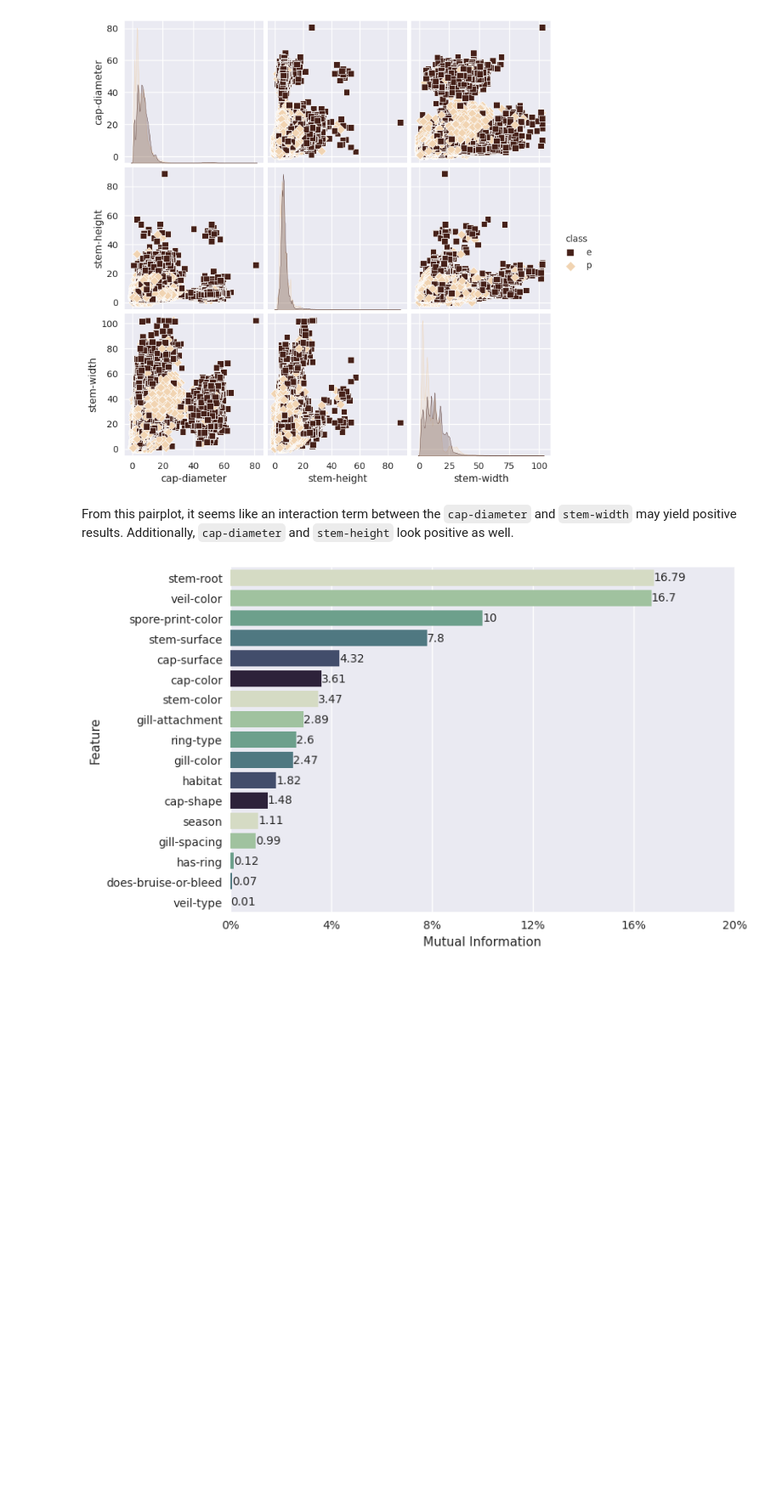
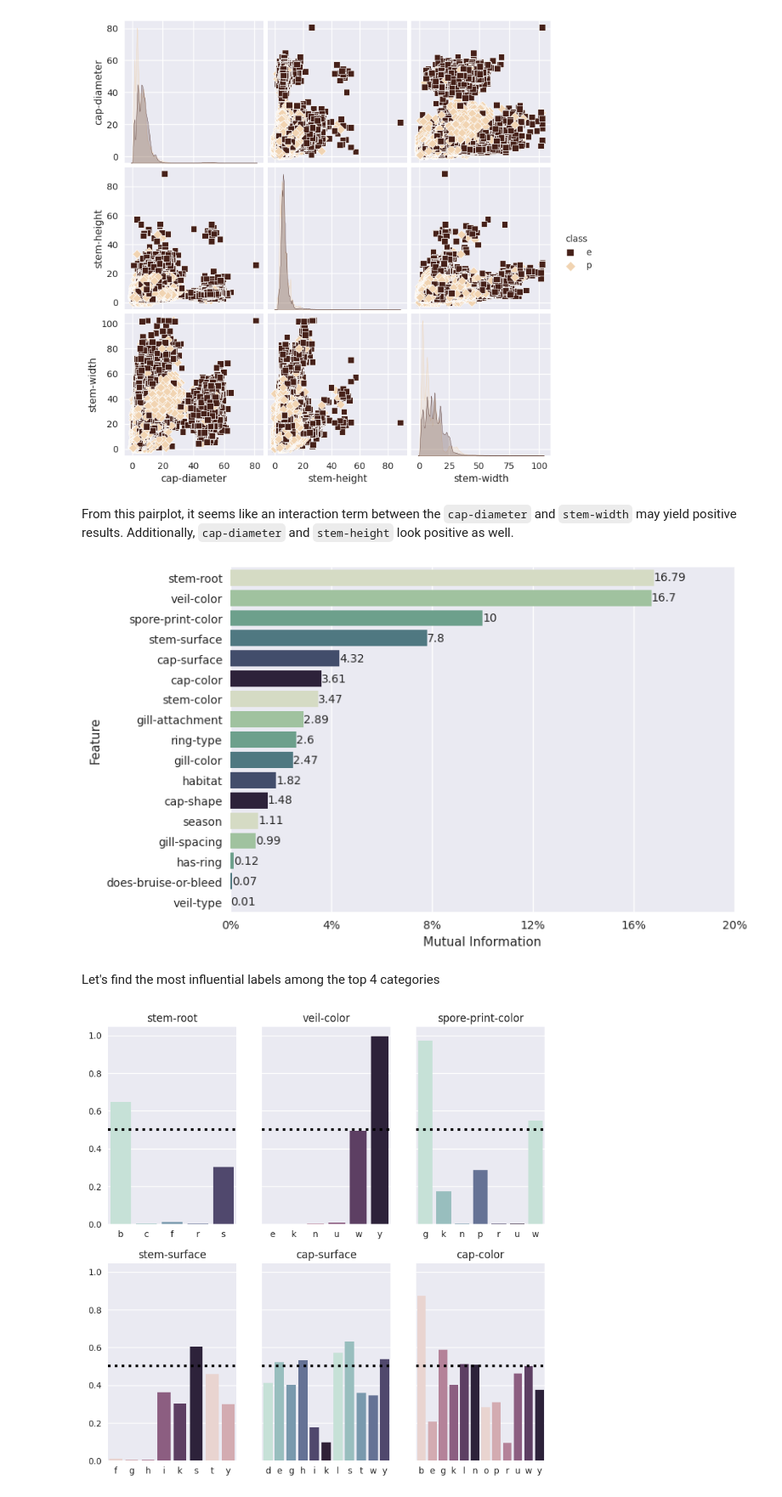
Before and after one commit to AdamPSU/Kaggle-Mastery, a Jupyter notebook: BinaryPoisonousMushrooms/eda.ipynb, the cells around one changed output. Shown at 85% size. Cells and saved outputs as stored; diff of their text form; code cells hidden in the pictures; blank space fills up the shorter version.

```diff
--- a/BinaryPoisonousMushrooms/eda.ipynb
+++ b/BinaryPoisonousMushrooms/eda.ipynb
@@ -75,10 +75,10 @@ def generate_mi_scores(categorical, response):
         processed = categorical[[feature_name, response.name]]
         processed = processed.dropna()
 
-        processed_feature = processed[feature_name]
-        processed_response = processed[response.name]
+        feature = processed[feature_name]
+        response = processed[response.name]
 
-        mi = mutual_info_score(processed_feature, processed_response)
+        mi = mutual_info_score(feature, response)
         mi_percentage = round(mi * 100, 2)
 
         mi_scores.append(mi_percentage)
@@ -91,10 +91,10 @@ def generate_mi_scores(categorical, response):
 
     return mi_scores_table
 
-categorical = train.select_dtypes(include='object')
-response = categorical['class']
+cat = train.select_dtypes(include='object')
+response = cat['class']
 
-mutual_info = generate_mi_scores(categorical, response)
+mutual_info = generate_mi_scores(cat, response)
 mutual_info = mutual_info.sort_values(by='mutual-info', ascending=False)
 # %%
 palette = sns.cubehelix_palette(start=.5, rot=-.75)
@@ -113,3 +113,5 @@ for container in graph.containers:
 plt.show()
 # %% [output]
 [figure]
+# %% [markdown]
+Let's find the most influential labels among the top 4 categories
@@ -115,0 +152,43 @@ plt.show()
+# %%
+fig, axes = plt.subplots(2, 3, figsize=(9, 9), sharey=True)
+blue_palette = sns.cubehelix_palette(start=.5, rot=-.5)
+purple_palette = sns.cubehelix_palette()
+
+def influential_label_plots(dataframe, response, max_col):
+    row, col = 0, 0
+    is_blue_palette = True
+    palette = blue_palette if is_blue_palette else purple_palette
+
+    for feature in dataframe:
+        if feature == response:
+            return
+
+        palette = blue_palette if is_blue_palette else purple_palette
+
+        class_proportions = dataframe.groupby(feature)[response].mean()
+        graph = axes[row, col]
+
+        sns.barplot(ax=graph, palette=palette,
+                    x=class_proportions.index, y=class_proportions.values)
+        graph.axhline(y=0.50, linewidth=3, color='black', ls=':')
+
+        graph.set_title(feature)
+        graph.set_xlabel('')
+
+        is_blue_palette = not is_blue_palette
+
+        col += 1
+
+        if col == max_col:
+            col = 0
+            row += 1
+
+# Select the top 6 features based on MI scores
+top_cat_features = mutual_info['feature'].iloc[:6, ].values.tolist()
+new_cat = cat[top_cat_features]
+
+new_cat['class'] = train['class'].apply(lambda x: 1 if x == 'e' else 0)
+
+influential_label_plots(new_cat, 'class', 3)
+# %% [output]
+[figure, added]
```
Also changed, not shown: parts of 2 cells of this notebook.
